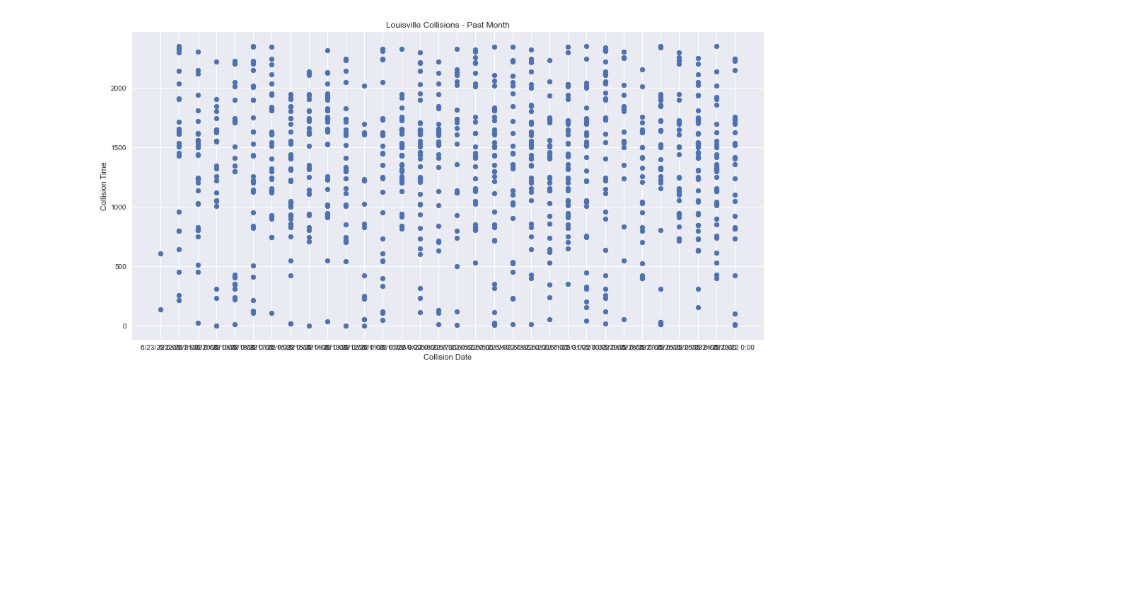
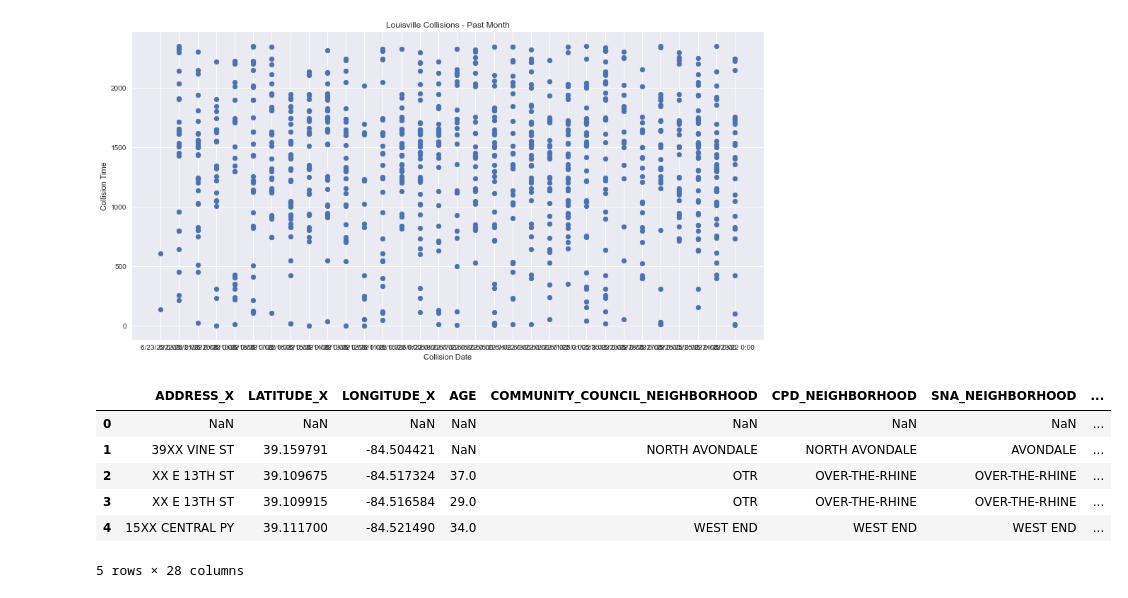
Before and after one commit to orderlogicmachine/covid-crash-compare, a Jupyter notebook: kc_2.ipynb, the cells around one changed output. Drawn from its saved outputs; the diff is of its cells as text; code cells hidden in the pictures; blank space fills up the shorter version.

```diff
--- a/kc_2.ipynb
+++ b/kc_2.ipynb
@@ -23,3 +23,14 @@ plt.title('Louisville Collisions - Past Month')
 # %% [output]
 Text(0.5, 1.0, 'Louisville Collisions - Past Month')
 [figure]
+# %%
+cinTest = pd.read_csv('assets/Cincy Crash Data.csv')
+cinTest.head()
+# %% [output]
+|  | ADDRESS_X | LATITUDE_X | LONGITUDE_X | AGE | COMMUNITY_COUNCIL_NEIGHBORHOOD | CPD_NEIGHBORHOOD | SNA_NEIGHBORHOOD | ... |
+| 0 | NaN | NaN | NaN | NaN | NaN | NaN | NaN | ... |
+| 1 | 39XX VINE ST | 39.159791 | -84.504421 | NaN | NORTH AVONDALE | NORTH AVONDALE | AVONDALE | ... |
+| 2 | XX E 13TH ST | 39.109675 | -84.517324 | 37.0 | OTR | OVER-THE-RHINE | OVER-THE-RHINE | ... |
+| 3 | XX E 13TH ST | 39.109915 | -84.516584 | 29.0 | OTR | OVER-THE-RHINE | OVER-THE-RHINE | ... |
+| 4 | 15XX CENTRAL PY | 39.111700 | -84.521490 | 34.0 | WEST END | WEST END | WEST END | ... |
+5 rows × 28 columns
```
Also changed, not shown: parts of 9 cells of this notebook.
